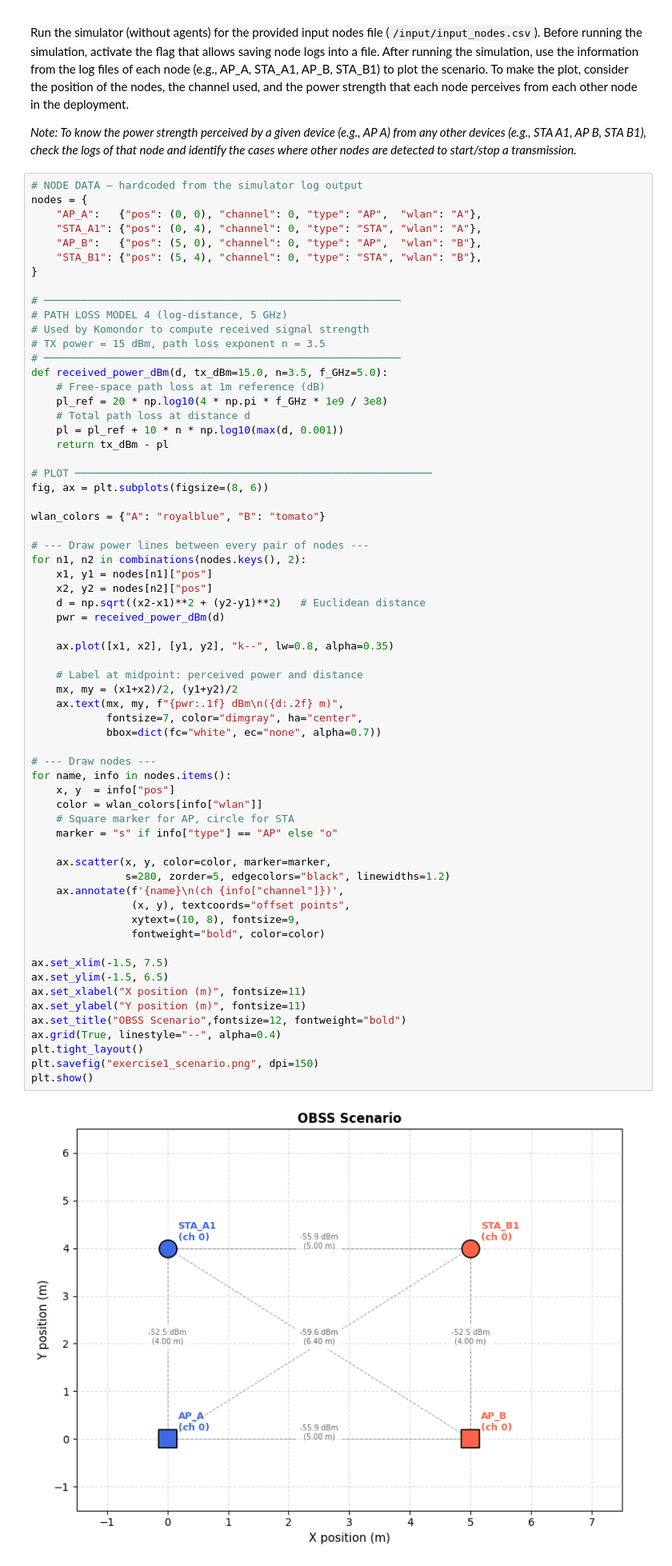
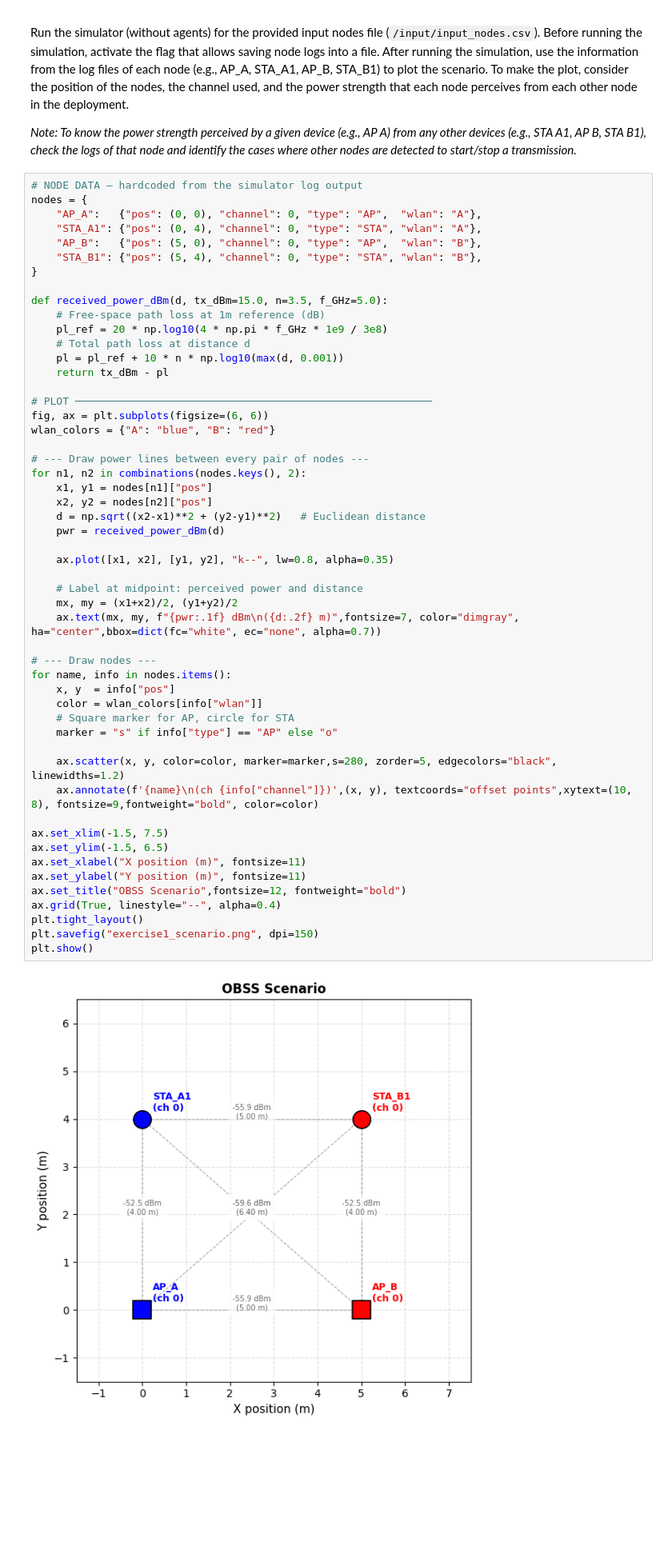
Before and after one commit to alexrogermoya/AAX_Projects, a Jupyter notebook: AAX_Labs/AAX_Lab1/AAX_Lab1.ipynb, the cells around one changed output. Shown at 80% size. Cells and saved outputs as stored; diff of their text form; blank space fills up the shorter version.

```diff
--- a/AAX_Labs/AAX_Lab1/AAX_Lab1.ipynb
+++ b/AAX_Labs/AAX_Lab1/AAX_Lab1.ipynb
@@ -250,11 +237,6 @@ nodes = {
     "STA_B1": {"pos": (5, 4), "channel": 0, "type": "STA", "wlan": "B"},
 }
 
-# ─────────────────────────────────────────────────────────
-# PATH LOSS MODEL 4 (log-distance, 5 GHz)
-# Used by Komondor to compute received signal strength
-# TX power = 15 dBm, path loss exponent n = 3.5
-# ─────────────────────────────────────────────────────────
 def received_power_dBm(d, tx_dBm=15.0, n=3.5, f_GHz=5.0):
     # Free-space path loss at 1m reference (dB)
     pl_ref = 20 * np.log10(4 * np.pi * f_GHz * 1e9 / 3e8)
@@ -263,50 +245,43 @@ def received_power_dBm(d, tx_dBm=15.0, n=3.5, f_GHz=5.0):
     return tx_dBm - pl
 
 # PLOT ─────────────────────────────────────────────────────────
-fig, ax = plt.subplots(figsize=(8, 6))
-
-wlan_colors = {"A": "royalblue", "B": "tomato"}
+fig, ax = plt.subplots(figsize=(6, 6))
+wlan_colors = {"A": "blue", "B": "red"}
 
 # --- Draw power lines between every pair of nodes ---
 for n1, n2 in combinations(nodes.keys(), 2):
     x1, y1 = nodes[n1]["pos"]
     x2, y2 = nodes[n2]["pos"]
     d = np.sqrt((x2-x1)**2 + (y2-y1)**2)   # Euclidean distance
     pwr = received_power_dBm(d)
 
     ax.plot([x1, x2], [y1, y2], "k--", lw=0.8, alpha=0.35)
 
     # Label at midpoint: perceived power and distance
     mx, my = (x1+x2)/2, (y1+y2)/2
-    ax.text(mx, my, f"{pwr:.1f} dBm\n({d:.2f} m)",
-            fontsize=7, color="dimgray", ha="center",
-            bbox=dict(fc="white", ec="none", alpha=0.7))
+    ax.text(mx, my, f"{pwr:.1f} dBm\n({d:.2f} m)",fontsize=7, color="dimgray", ha="center",bbox=dict(fc="white", ec="none", alpha=0.7))
 
 # --- Draw nodes ---
 for name, info in nodes.items():
     x, y  = info["pos"]
     color = wlan_colors[info["wlan"]]
     # Square marker for AP, circle for STA
     marker = "s" if info["type"] == "AP" else "o"
 
-    ax.scatter(x, y, color=color, marker=marker,
-               s=280, zorder=5, edgecolors="black", linewidths=1.2)
-    ax.annotate(f'{name}\n(ch {info["channel"]})',
-                (x, y), textcoords="offset points",
-                xytext=(10, 8), fontsize=9,
-                fontweight="bold", color=color)
+    ax.scatter(x, y, color=color, marker=marker,s=280, zorder=5, edgecolors="black", linewidths=1.2)
+    ax.annotate(f'{name}\n(ch {info["channel"]})',(x, y), textcoords="offset points",xytext=(10, 8), fontsize=9,fontweight="bold", color=color)
 
 ax.set_xlim(-1.5, 7.5)
 ax.set_ylim(-1.5, 6.5)
 ax.set_xlabel("X position (m)", fontsize=11)
 ax.set_ylabel("Y position (m)", fontsize=11)
 ax.set_title("OBSS Scenario",fontsize=12, fontweight="bold")
 ax.grid(True, linestyle="--", alpha=0.4)
 plt.tight_layout()
 plt.savefig("exercise1_scenario.png", dpi=150)
 plt.show()
 # %% [output]
-[figure, old version]
+[figure, new version]
 # %% [markdown]
 ### Exercise 2:
 
```
Also changed, not shown: parts of 32 cells of this notebook, 1 other file.
